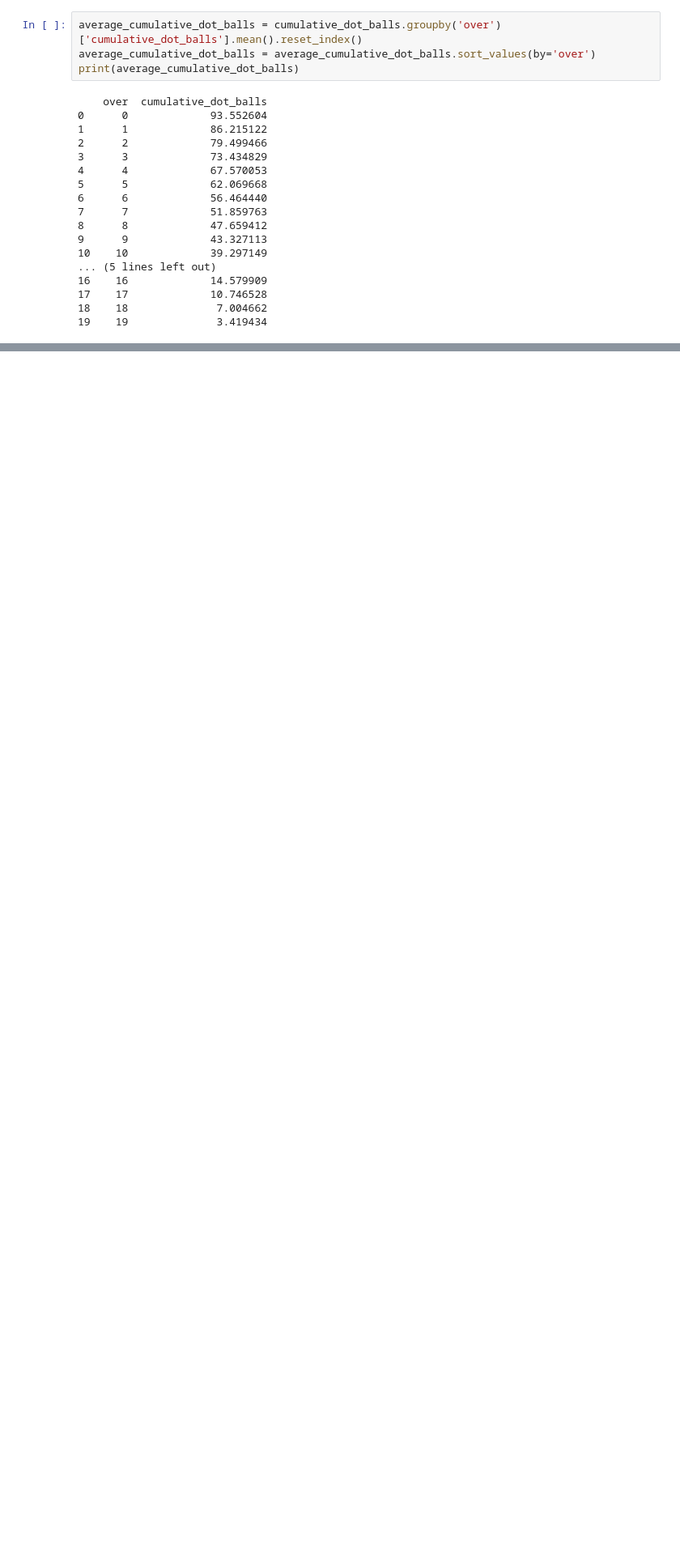
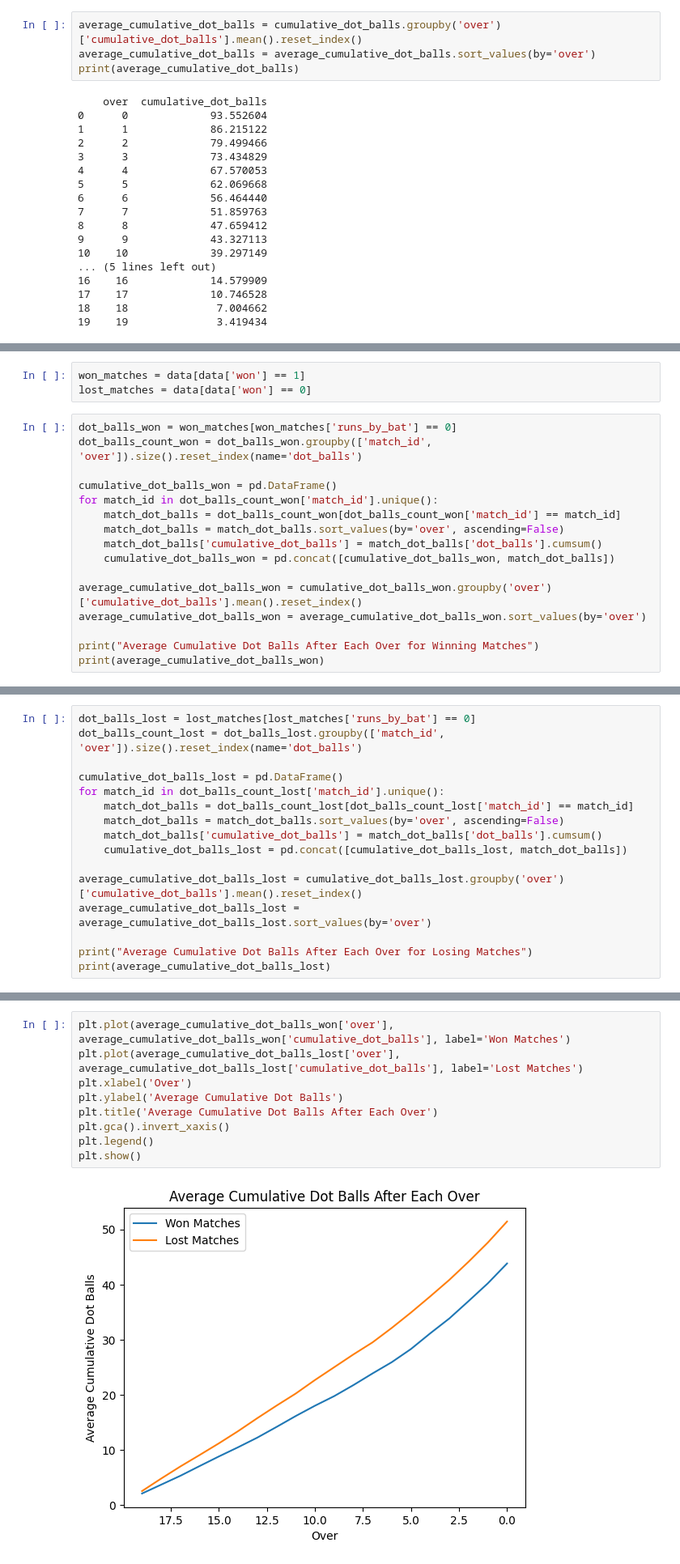
Before and after one commit to 19Kaumini/e19-co544-cricket-analytics-and-prediction, a Jupyter notebook: EDA/DotBallsAnalysis.ipynb, the cells around one changed output, grey strips where cells are left out. Shown at 81% size. Saved outputs shown, nothing was run; the diff lists cells and outputs as text; blank space fills up the shorter version.

Commit message:
Plot average cumulative dot balls for each winning and losing teams

```diff
--- a/EDA/DotBallsAnalysis.ipynb
+++ b/EDA/DotBallsAnalysis.ipynb
@@ -101,3 +101,22 @@ plt.gca().invert_xaxis()
 plt.show()
 # %% [output]
 [figure]
+# %%
+won_matches = data[data['won'] == 1]
+lost_matches = data[data['won'] == 0]
+# %%
+dot_balls_won = won_matches[won_matches['runs_by_bat'] == 0]
+dot_balls_count_won = dot_balls_won.groupby(['match_id', 'over']).size().reset_index(name='dot_balls')
+
+cumulative_dot_balls_won = pd.DataFrame()
+for match_id in dot_balls_count_won['match_id'].unique():
+    match_dot_balls = dot_balls_count_won[dot_balls_count_won['match_id'] == match_id]
+    match_dot_balls = match_dot_balls.sort_values(by='over', ascending=False)
+    match_dot_balls['cumulative_dot_balls'] = match_dot_balls['dot_balls'].cumsum()
+    cumulative_dot_balls_won = pd.concat([cumulative_dot_balls_won, match_dot_balls])
+
+average_cumulative_dot_balls_won = cumulative_dot_balls_won.groupby('over')['cumulative_dot_balls'].mean().reset_index()
+average_cumulative_dot_balls_won = average_cumulative_dot_balls_won.sort_values(by='over')
+
+print("Average Cumulative Dot Balls After Each Over for Winning Matches")
+print(average_cumulative_dot_balls_won)
@@ -103,0 +141,16 @@ plt.show()
+# %%
+dot_balls_lost = lost_matches[lost_matches['runs_by_bat'] == 0]
+dot_balls_count_lost = dot_balls_lost.groupby(['match_id', 'over']).size().reset_index(name='dot_balls')
+
+cumulative_dot_balls_lost = pd.DataFrame()
+for match_id in dot_balls_count_lost['match_id'].unique():
+    match_dot_balls = dot_balls_count_lost[dot_balls_count_lost['match_id'] == match_id]
+    match_dot_balls = match_dot_balls.sort_values(by='over', ascending=False)
+    match_dot_balls['cumulative_dot_balls'] = match_dot_balls['dot_balls'].cumsum()
+    cumulative_dot_balls_lost = pd.concat([cumulative_dot_balls_lost, match_dot_balls])
+
+average_cumulative_dot_balls_lost = cumulative_dot_balls_lost.groupby('over')['cumulative_dot_balls'].mean().reset_index()
+average_cumulative_dot_balls_lost = average_cumulative_dot_balls_lost.sort_values(by='over')
+
+print("Average Cumulative Dot Balls After Each Over for Losing Matches")
+print(average_cumulative_dot_balls_lost)
@@ -103,0 +175,11 @@ plt.show()
+# %%
+plt.plot(average_cumulative_dot_balls_won['over'], average_cumulative_dot_balls_won['cumulative_dot_balls'], label='Won Matches')
+plt.plot(average_cumulative_dot_balls_lost['over'], average_cumulative_dot_balls_lost['cumulative_dot_balls'], label='Lost Matches')
+plt.xlabel('Over')
+plt.ylabel('Average Cumulative Dot Balls')
+plt.title('Average Cumulative Dot Balls After Each Over')
+plt.gca().invert_xaxis()
+plt.legend()
+plt.show()
+# %% [output]
+[figure, added]
```
Also changed, not shown: parts of 2 cells of this notebook.
